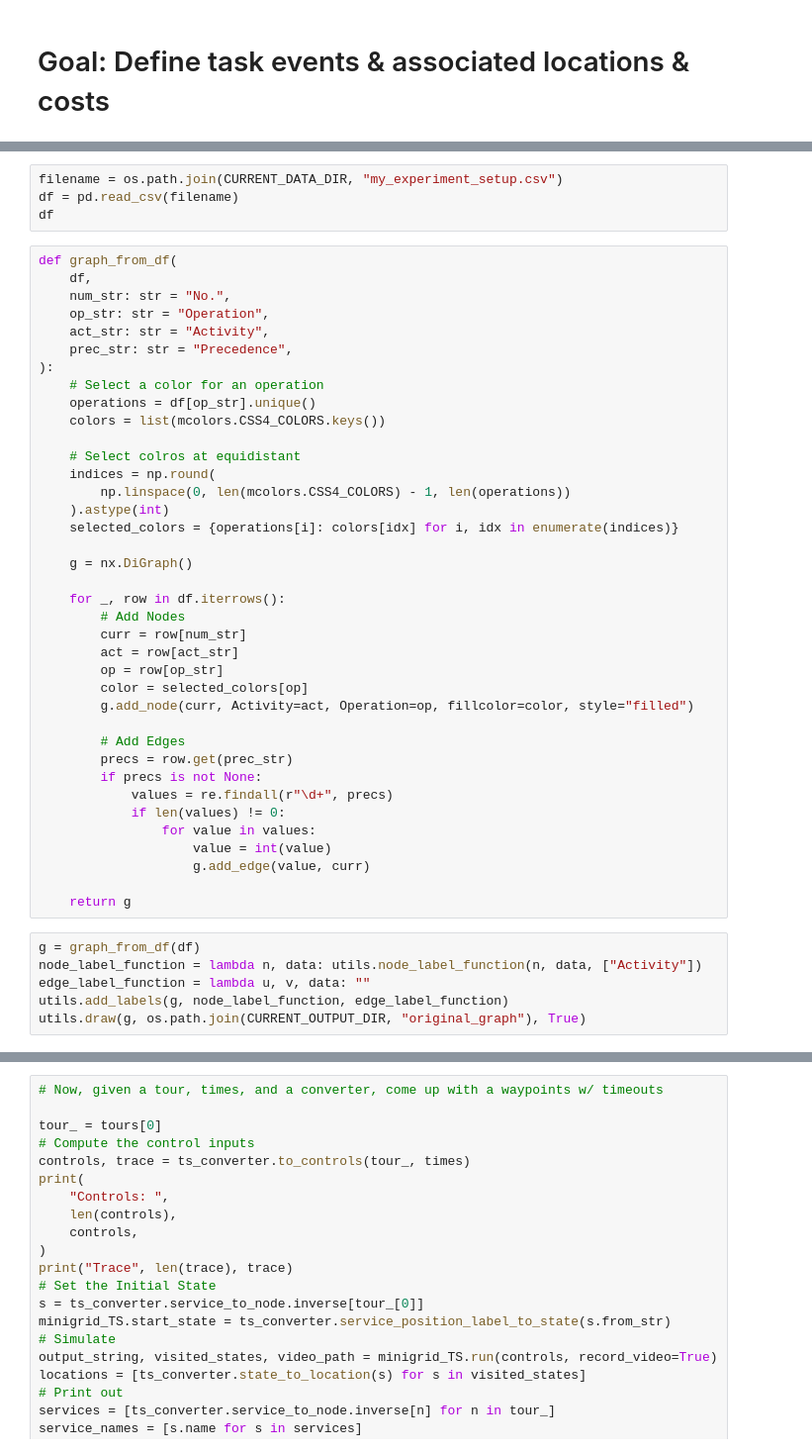
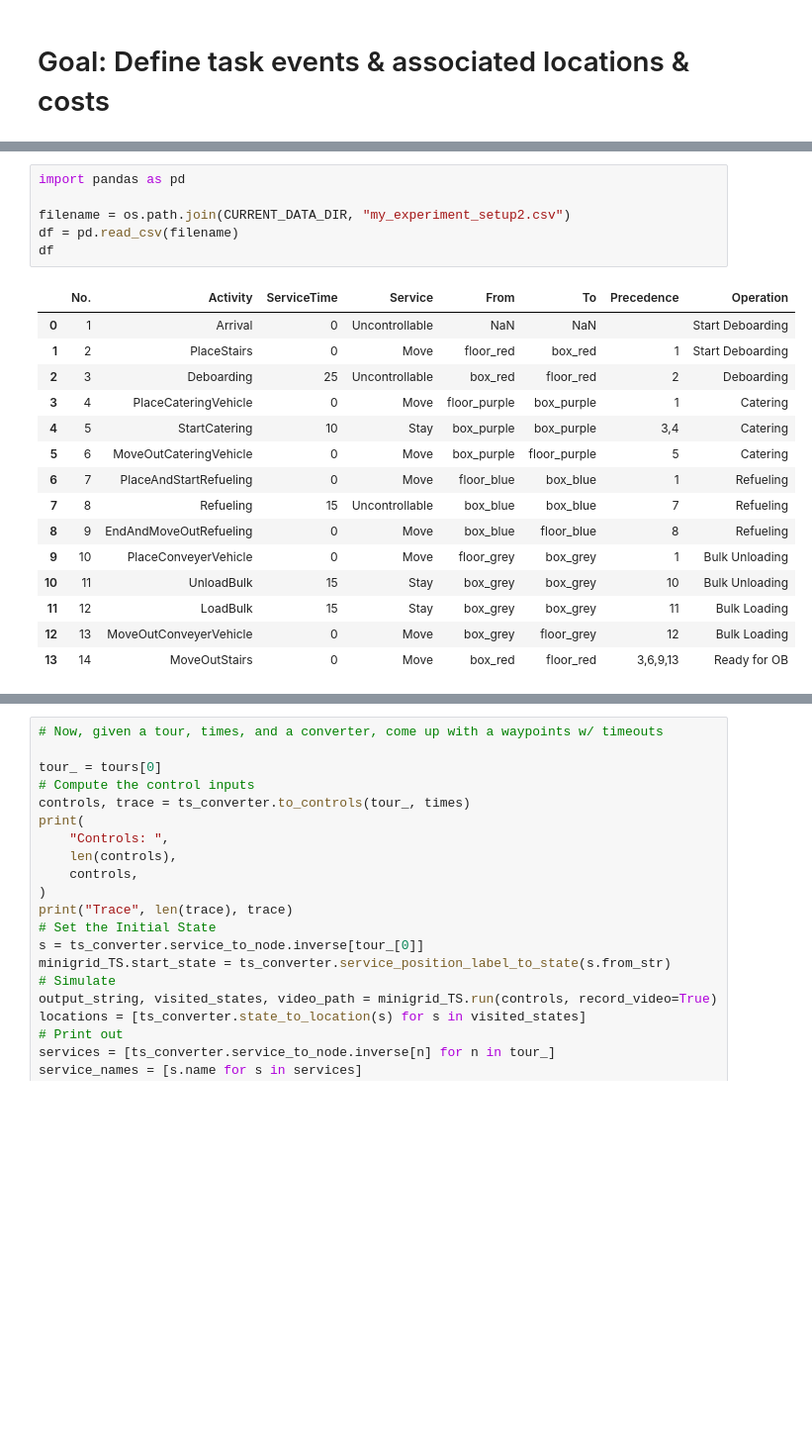
Before and after one commit to watakandai/specless, a Jupyter notebook: examples/AircraftTurnaround/main.ipynb, the cells around one changed output, grey strips where cells are left out. Shown at 99% size. Cells and saved outputs as stored; diff of their text form; blank space fills up the shorter version.

```diff
--- a/examples/AircraftTurnaround/main.ipynb
+++ b/examples/AircraftTurnaround/main.ipynb
@@ -41,48 +145,22 @@ Table 3 (Renamed to `duration.csv`): https://www.tandfonline.com/action/download
 # %%
-filename = os.path.join(CURRENT_DATA_DIR, "my_experiment_setup.csv")
+import pandas as pd
+
+filename = os.path.join(CURRENT_DATA_DIR, "my_experiment_setup2.csv")
 df = pd.read_csv(filename)
 df
+# %% [output]
+|  | No. | Activity | ServiceTime | Service | From | To | Precedence | Operation |
+| 0 | 1 | Arrival | 0 | Uncontrollable | NaN | NaN |  | Start Deboarding |
+| 1 | 2 | PlaceStairs | 0 | Move | floor_red | box_red | 1 | Start Deboarding |
+| 2 | 3 | Deboarding | 25 | Uncontrollable | box_red | floor_red | 2 | Deboarding |
+| 3 | 4 | PlaceCateringVehicle | 0 | Move | floor_purple | box_purple | 1 | Catering |
+| 4 | 5 | StartCatering | 10 | Stay | box_purple | box_purple | 3,4 | Catering |
+| 5 | 6 | MoveOutCateringVehicle | 0 | Move | box_purple | floor_purple | 5 | Catering |
+| 6 | 7 | PlaceAndStartRefueling | 0 | Move | floor_blue | box_blue | 1 | Refueling |
+| 7 | 8 | Refueling | 15 | Uncontrollable | box_blue | box_blue | 7 | Refueling |
+| 8 | 9 | EndAndMoveOutRefueling | 0 | Move | box_blue | floor_blue | 8 | Refueling |
+| 9 | 10 | PlaceConveyerVehicle | 0 | Move | floor_grey | box_grey | 1 | Bulk Unloading |
+| 10 | 11 | UnloadBulk | 15 | Stay | box_grey | box_grey | 10 | Bulk Unloading |
+| 11 | 12 | LoadBulk | 15 | Stay | box_grey | box_grey | 11 | Bulk Loading |
+| 12 | 13 | MoveOutConveyerVehicle | 0 | Move | box_grey | floor_grey | 12 | Bulk Loading |
+| 13 | 14 | MoveOutStairs | 0 | Move | box_red | floor_red | 3,6,9,13 | Ready for OB |
-# %%
-def graph_from_df(
-    df,
-    num_str: str = "No.",
-    op_str: str = "Operation",
-    act_str: str = "Activity",
-    prec_str: str = "Precedence",
-):
-    # Select a color for an operation
-    operations = df[op_str].unique()
-    colors = list(mcolors.CSS4_COLORS.keys())
-
-    # Select colros at equidistant
-    indices = np.round(
-        np.linspace(0, len(mcolors.CSS4_COLORS) - 1, len(operations))
-    ).astype(int)
-    selected_colors = {operations[i]: colors[idx] for i, idx in enumerate(indices)}
-
-    g = nx.DiGraph()
-
-    for _, row in df.iterrows():
-        # Add Nodes
-        curr = row[num_str]
-        act = row[act_str]
-        op = row[op_str]
-        color = selected_colors[op]
-        g.add_node(curr, Activity=act, Operation=op, fillcolor=color, style="filled")
-
-        # Add Edges
-        precs = row.get(prec_str)
-        if precs is not None:
-            values = re.findall(r"\d+", precs)
-            if len(values) != 0:
-                for value in values:
-                    value = int(value)
-                    g.add_edge(value, curr)
-
-    return g
-# %%
-g = graph_from_df(df)
-node_label_function = lambda n, data: utils.node_label_function(n, data, ["Activity"])
-edge_label_function = lambda u, v, data: ""
-utils.add_labels(g, node_label_function, edge_label_function)
-utils.draw(g, os.path.join(CURRENT_OUTPUT_DIR, "original_graph"), True)
```
Also changed, not shown: parts of 27 cells of this notebook, 34 other files.
